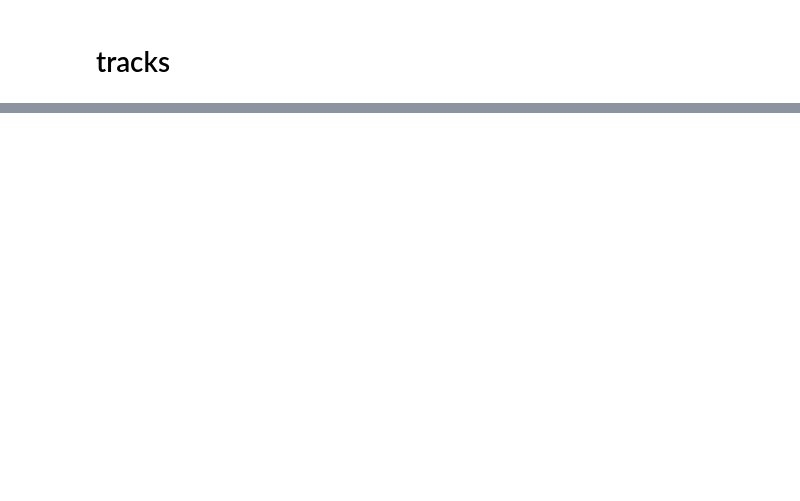
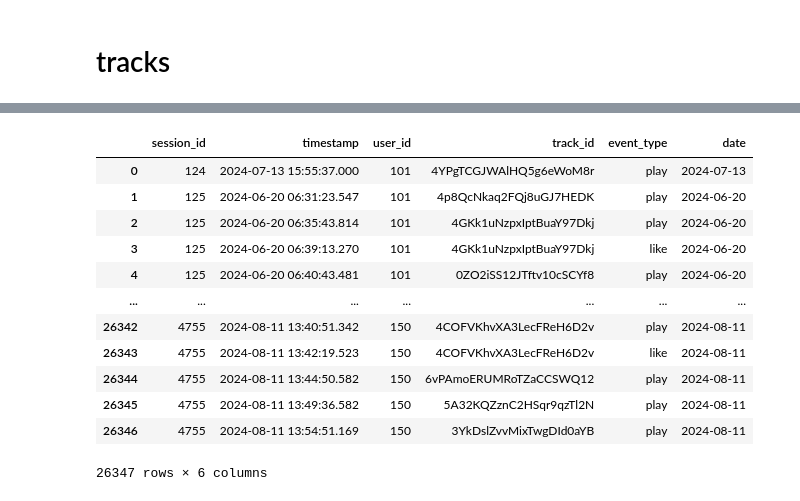
Before and after one commit to Kutyl87/IUM, a Jupyter notebook: notebooks/datasetsbetter.ipynb, the cells around one changed output, grey strips where cells are left out. Cells and saved outputs as stored; diff of their text form; code cells hidden in the pictures; blank space fills up the shorter version.

```diff
--- a/notebooks/datasetsbetter.ipynb
+++ b/notebooks/datasetsbetter.ipynb
@@ -189,0 +162,18 @@ plt.show()
+# %%
+sessions = sessions[sessions['event_type'] != 'advertisement']
+# %%
+sessions
+# %% [output]
+|  | session_id | timestamp | user_id | track_id | event_type | date |
+| 0 | 124 | 2024-07-13 15:55:37.000 | 101 | 4YPgTCGJWAlHQ5g6eWoM8r | play | 2024-07-13 |
+| 1 | 125 | 2024-06-20 06:31:23.547 | 101 | 4p8QcNkaq2FQj8uGJ7HEDK | play | 2024-06-20 |
+| 2 | 125 | 2024-06-20 06:35:43.814 | 101 | 4GKk1uNzpxIptBuaY97Dkj | play | 2024-06-20 |
+| 3 | 125 | 2024-06-20 06:39:13.270 | 101 | 4GKk1uNzpxIptBuaY97Dkj | like | 2024-06-20 |
+| 4 | 125 | 2024-06-20 06:40:43.481 | 101 | 0ZO2iSS12JTftv10cSCYf8 | play | 2024-06-20 |
+| ... | ... | ... | ... | ... | ... | ... |
+| 26342 | 4755 | 2024-08-11 13:40:51.342 | 150 | 4COFVKhvXA3LecFReH6D2v | play | 2024-08-11 |
+| 26343 | 4755 | 2024-08-11 13:42:19.523 | 150 | 4COFVKhvXA3LecFReH6D2v | like | 2024-08-11 |
+| 26344 | 4755 | 2024-08-11 13:44:50.582 | 150 | 6vPAmoERUMRoTZaCCSWQ12 | play | 2024-08-11 |
+| 26345 | 4755 | 2024-08-11 13:49:36.582 | 150 | 5A32KQZznC2HSqr9qzTl2N | play | 2024-08-11 |
+| 26346 | 4755 | 2024-08-11 13:54:51.169 | 150 | 3YkDslZvvMixTwgDId0aYB | play | 2024-08-11 |
+26347 rows × 6 columns
```
Also changed, not shown: parts of 55 cells of this notebook.
